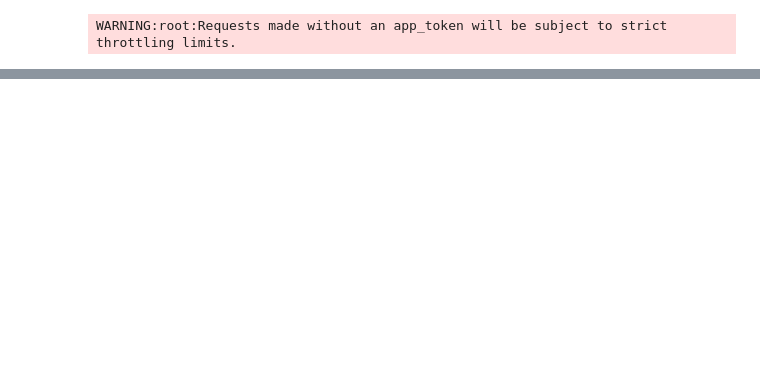
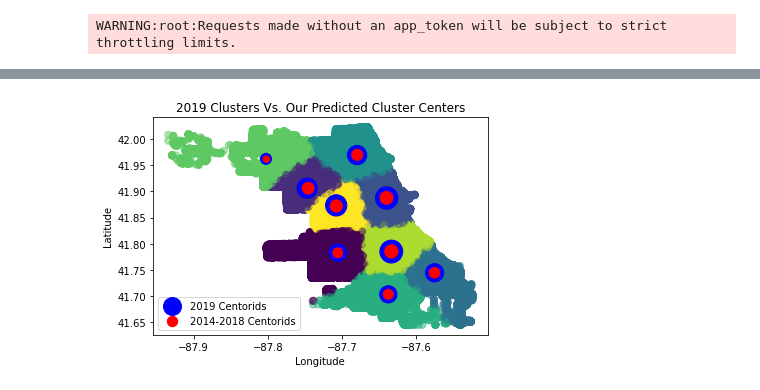
Before and after one commit to emmy0021/ChicagoCrimeAnalysis, a Jupyter notebook: ChicagoCrimeAnalysis.ipynb, the cells around one changed output, grey strips where cells are left out. Drawn from its saved outputs; the diff is of its cells as text; code cells hidden in the pictures; blank space fills up the shorter version.

```diff
--- a/ChicagoCrimeAnalysis.ipynb
+++ b/ChicagoCrimeAnalysis.ipynb
@@ -436,0 +515,9 @@ HBox(children=(Dropdown(description='Year:', index=18, options=('2001', '2002',
+# %%
+df2 = data[data['Year'] == 2019]
+df2 = df[df['Latitude'].notna()]
+df2 = df[df['Longitude'].notna()]
+
+df2 = df[df['Latitude'] > 40]
+df2 = df[df['Longitude'] > -91]
+
+latlon19 = df2[['Latitude', 'Longitude']].copy()
@@ -436,0 +526,5 @@ HBox(children=(Dropdown(description='Year:', index=18, options=('2001', '2002',
+# %%
+kmeans2 = KMeans(n_clusters = 9).fit(latlon19)
+centroids2 = kmeans2.cluster_centers_
+labels2 = kmeans2.labels_
+counts2 = np.bincount(labels2[labels2>=0])
@@ -436,0 +544,14 @@ HBox(children=(Dropdown(description='Year:', index=18, options=('2001', '2002',
+# %%
+plt.scatter(latlon19['Longitude'], latlon19['Latitude'], c= kmeans.labels_.astype(float), s=50, alpha=0.5)
+plt.scatter(centroids2[:, 1], centroids2[:, 0], c='blue', s=counts2/400, label='2019 Centorids')
+plt.scatter(centroids[:, 1], centroids[:, 0], c='red', s=counts/1200, label='2014-2018 Centorids')
+
+plt.title('2019 Clusters Vs. Our Predicted Cluster Centers')
+plt.ylabel('Latitude')
+plt.xlabel('Longitude')
+
+plt.legend(loc='best')
+
+plt.show()
+# %% [output]
+[figure, added]
```
Also changed, not shown: parts of 17 cells of this notebook, 1 other file.
